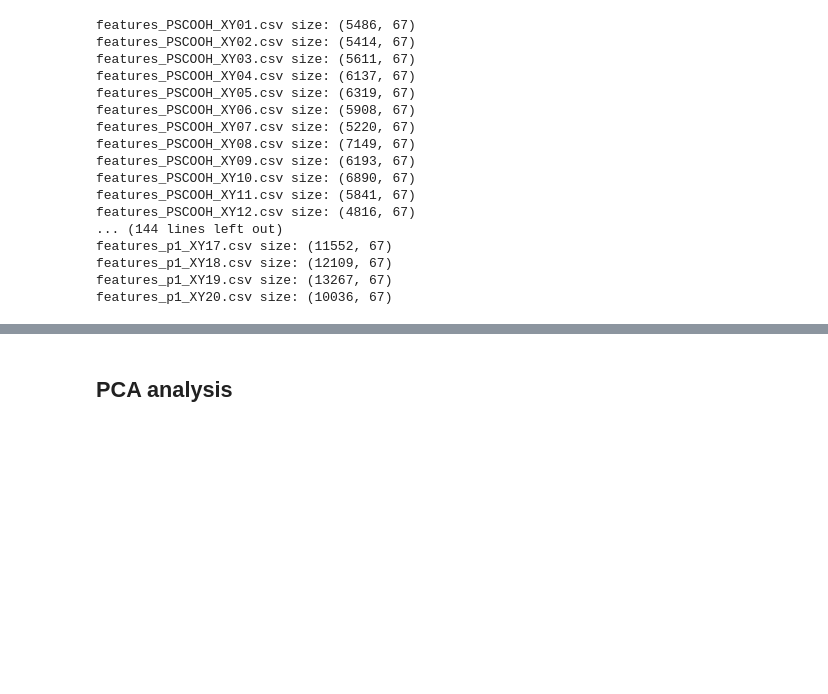
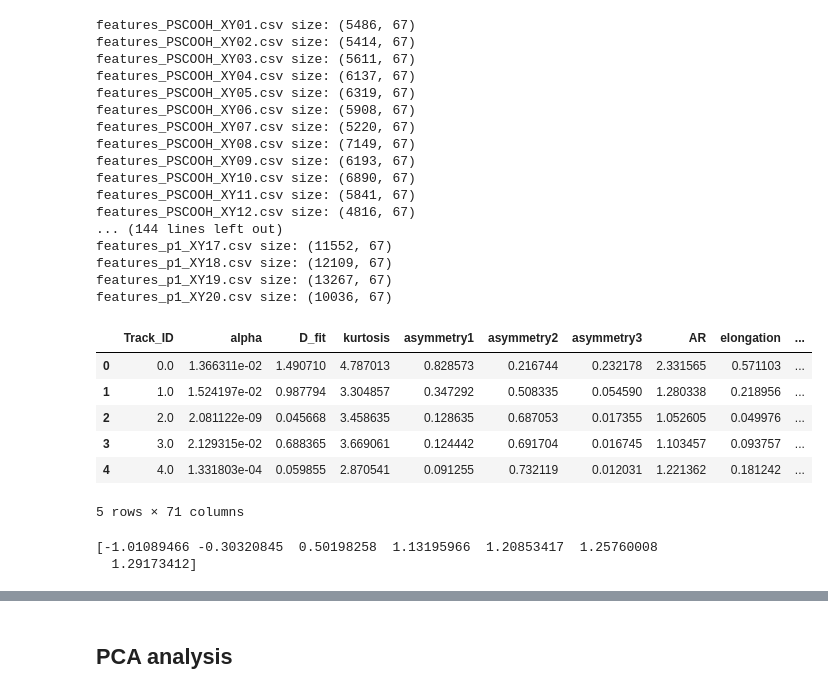
Before and after one commit to Nance-Lab/diff_classifier, a Jupyter notebook: notebooks/development/11_26_18_coverage_NN_alt.ipynb, the cells around one changed output, grey strips where cells are left out. Cells and saved outputs as stored; diff of their text form; code cells hidden in the pictures; blank space fills up the shorter version.

```diff
--- a/notebooks/development/11_26_18_coverage_NN_alt.ipynb
+++ b/notebooks/development/11_26_18_coverage_NN_alt.ipynb
@@ -86,0 +89,18 @@ fstats_raw = fstats_num.as_matrix()
+# %%
+fstats_tot.head()
+# %% [output]
+|  | Track_ID | alpha | D_fit | kurtosis | asymmetry1 | asymmetry2 | asymmetry3 | AR | elongation | ... |
+| 0 | 0.0 | 1.366311e-02 | 1.490710 | 4.787013 | 0.828573 | 0.216744 | 0.232178 | 2.331565 | 0.571103 | ... |
+| 1 | 1.0 | 1.524197e-02 | 0.987794 | 3.304857 | 0.347292 | 0.508335 | 0.054590 | 1.280338 | 0.218956 | ... |
+| 2 | 2.0 | 2.081122e-09 | 0.045668 | 3.458635 | 0.128635 | 0.687053 | 0.017355 | 1.052605 | 0.049976 | ... |
+| 3 | 3.0 | 2.129315e-02 | 0.688365 | 3.669061 | 0.124442 | 0.691704 | 0.016745 | 1.103457 | 0.093757 | ... |
+| 4 | 4.0 | 1.331803e-04 | 0.059855 | 2.870541 | 0.091255 | 0.732119 | 0.012031 | 1.221362 | 0.181242 | ... |
+5 rows × 71 columns
+# %%
+meanD = np.array(means)
+meanD.sort()
+Dbins = meanD[0:-1] + np.diff(meanD)/2
+print(Dbins)
+# %% [output]
+[-1.01089466 -0.30320845  0.50198258  1.13195966  1.20853417  1.25760008
+  1.29173412]
```
Also changed, not shown: parts of 8 cells of this notebook, 3 other files.
